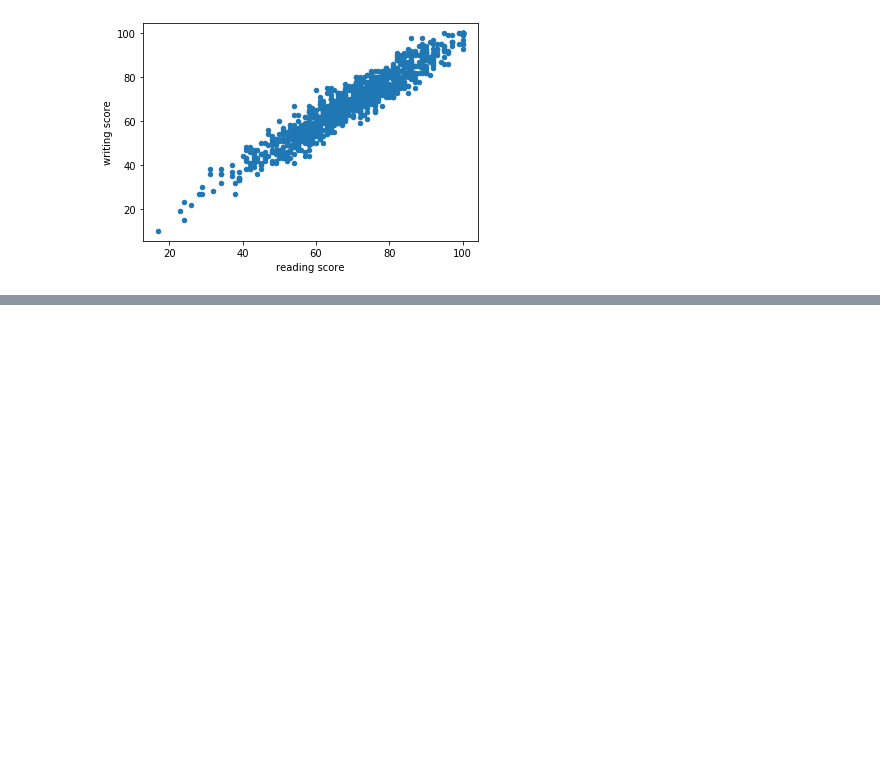
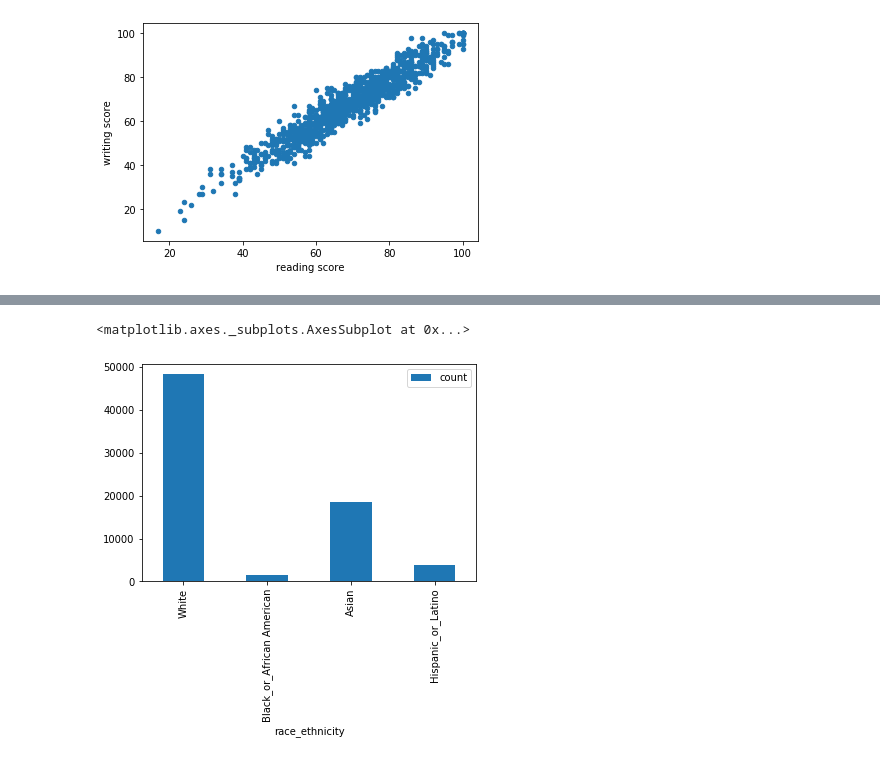
Before and after one commit to woodg1207/TIL, a Jupyter notebook: 99_home_doodle/datascience/06_시각화.ipynb, the cells around one changed output, grey strips where cells are left out. Drawn from its saved outputs; the diff is of its cells as text; code cells hidden in the pictures; blank space fills up the shorter version.

```diff
--- a/99_home_doodle/datascience/06_시각화.ipynb
+++ b/99_home_doodle/datascience/06_시각화.ipynb
@@ -215,0 +276,11 @@ df.plot(kind='scatter',x='reading score', y='writing score')
+# %%
+###정답
+df = pd.read_csv('data/silicon_valley_summary.csv')
+boolean_male = df['gender']=='Male'
+boolean_manager = df['job_category'] == 'Managers'
+boolean_not_all = df['race_ethnicity'] != 'All'
+
+df[boolean_male & boolean_manager & boolean_not_all].plot(kind='bar', x='race_ethnicity',  y='count')
+# %% [output]
+<matplotlib.axes._subplots.AxesSubplot at 0x...>
+[figure, added]
```
Also changed, not shown: parts of 14 cells of this notebook, 9 other files.
